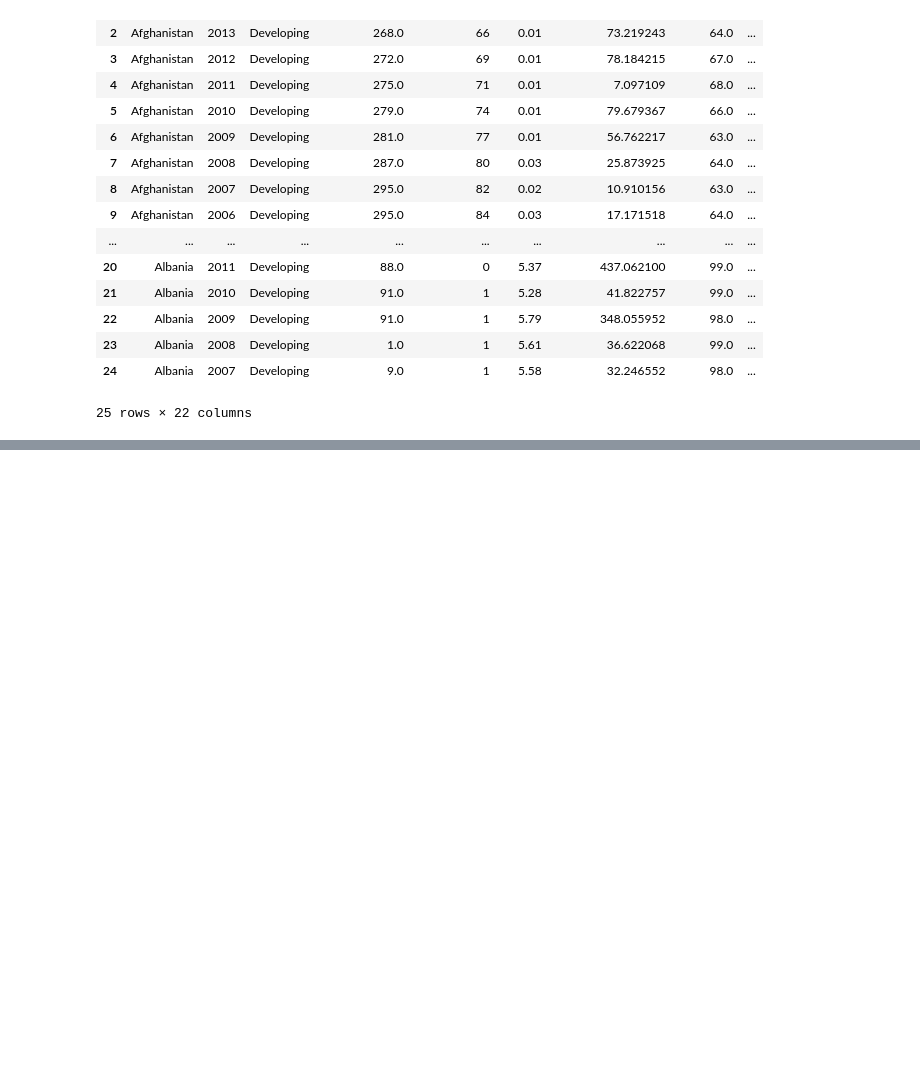
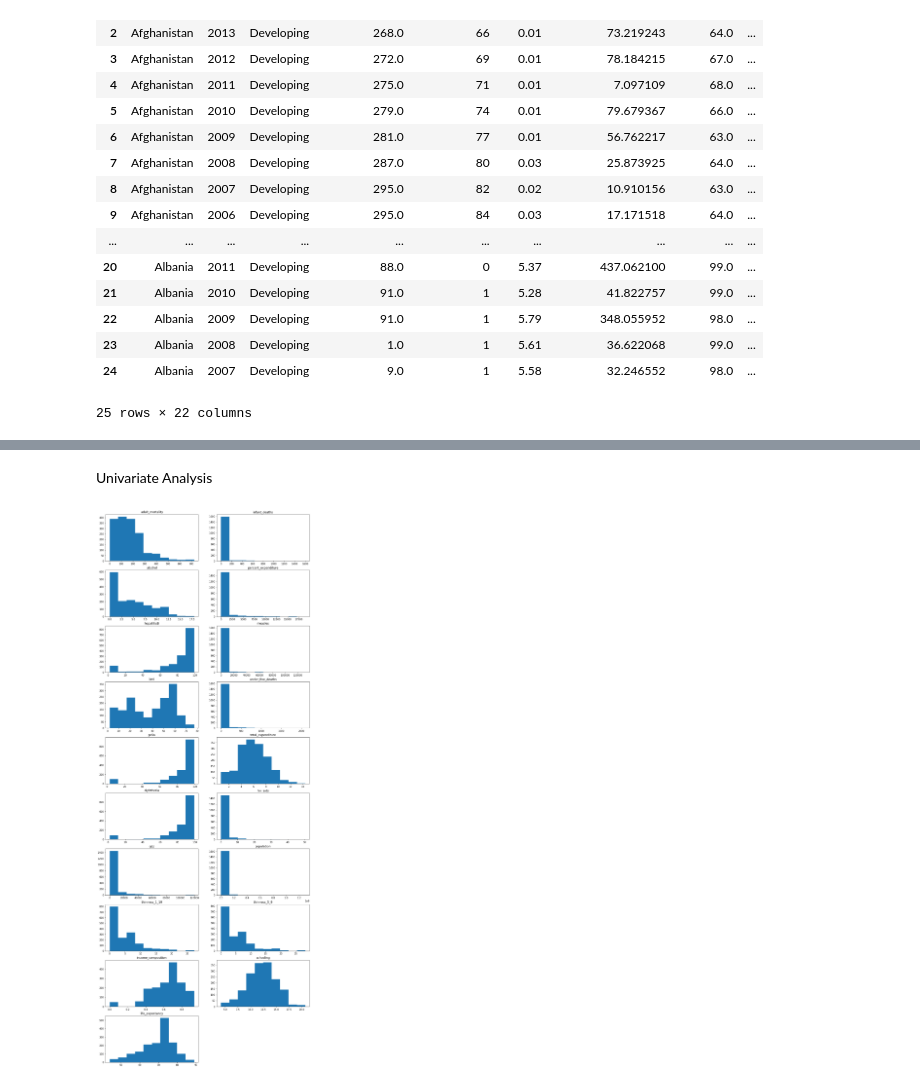
Before and after one commit to PRISLK/Mavericks_Data_Analysis, a Jupyter notebook: Life_Expectancy_Data_Analysis.ipynb, the cells around one changed output, grey strips where cells are left out. Saved outputs shown, nothing was run; the diff lists cells and outputs as text; code cells hidden in the pictures; blank space fills up the shorter version.

```diff
--- a/Life_Expectancy_Data_Analysis.ipynb
+++ b/Life_Expectancy_Data_Analysis.ipynb
@@ -205,0 +233,19 @@ modified_data_set.head(25)
+# %% [markdown]
+Univariate Analysis
+# %%
+# Distribution of each numerical variable.
+all_col = ['adult_mortality','infant_deaths','alcohol','percent_expenditure','hepatitisB',
+            'measles', 'bmi','under_five_deaths', 'polio','total_expenditure', 'diphtheria',
+            'hiv_aids', 'gdp','population','thinness_1_19', 'thinness_5_9',
+            'income_composition','schooling', 'life_expectancy']
+
+plt.figure(figsize=(15,75))
+
+for i in range(len(all_col)):
+    plt.subplot(18,2,i+1)
+    plt.hist(modified_data_set[all_col[i]])
+    plt.title(all_col[i])
+
+plt.show()
+# %% [output]
+[figure, added]
```
Also changed, not shown: parts of 10 cells of this notebook.
